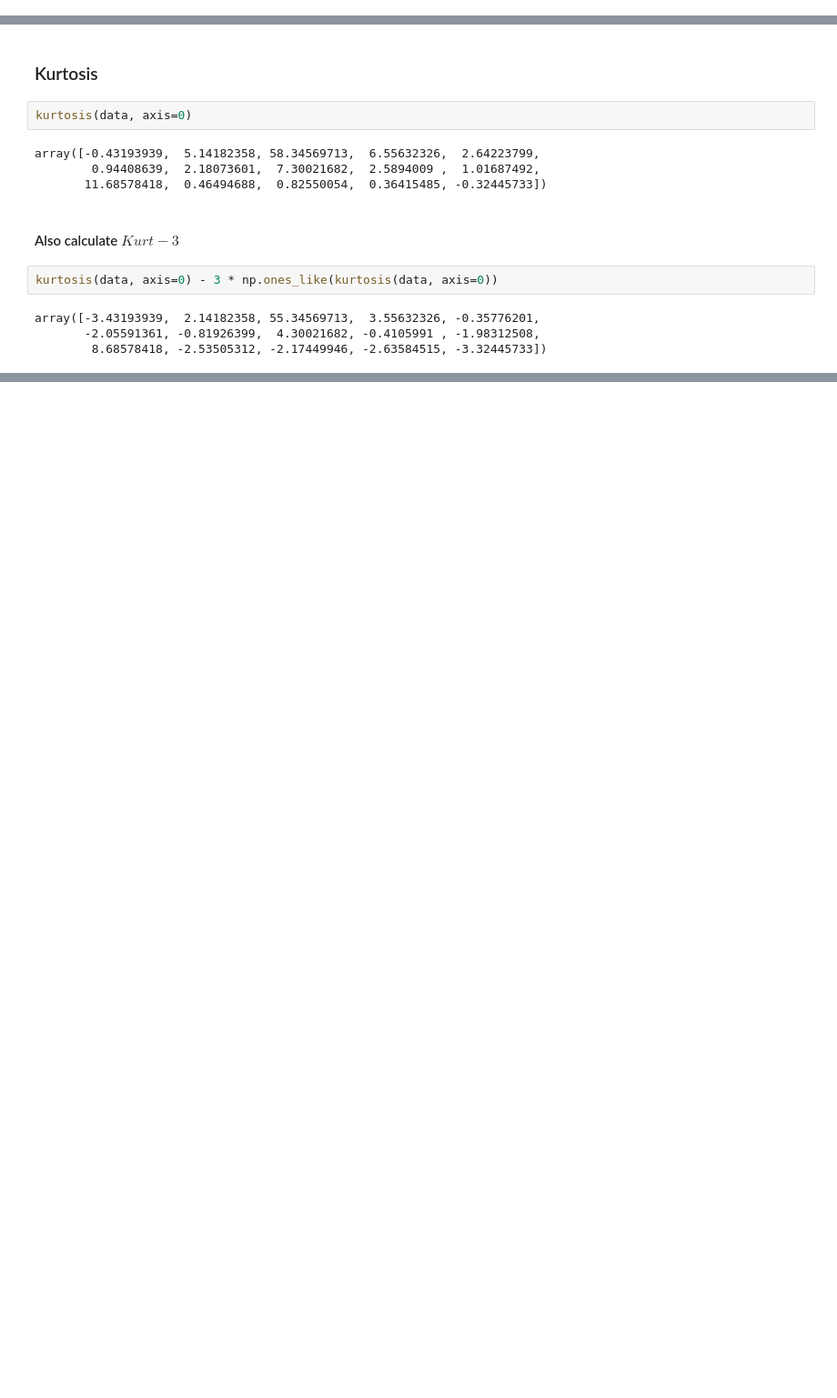
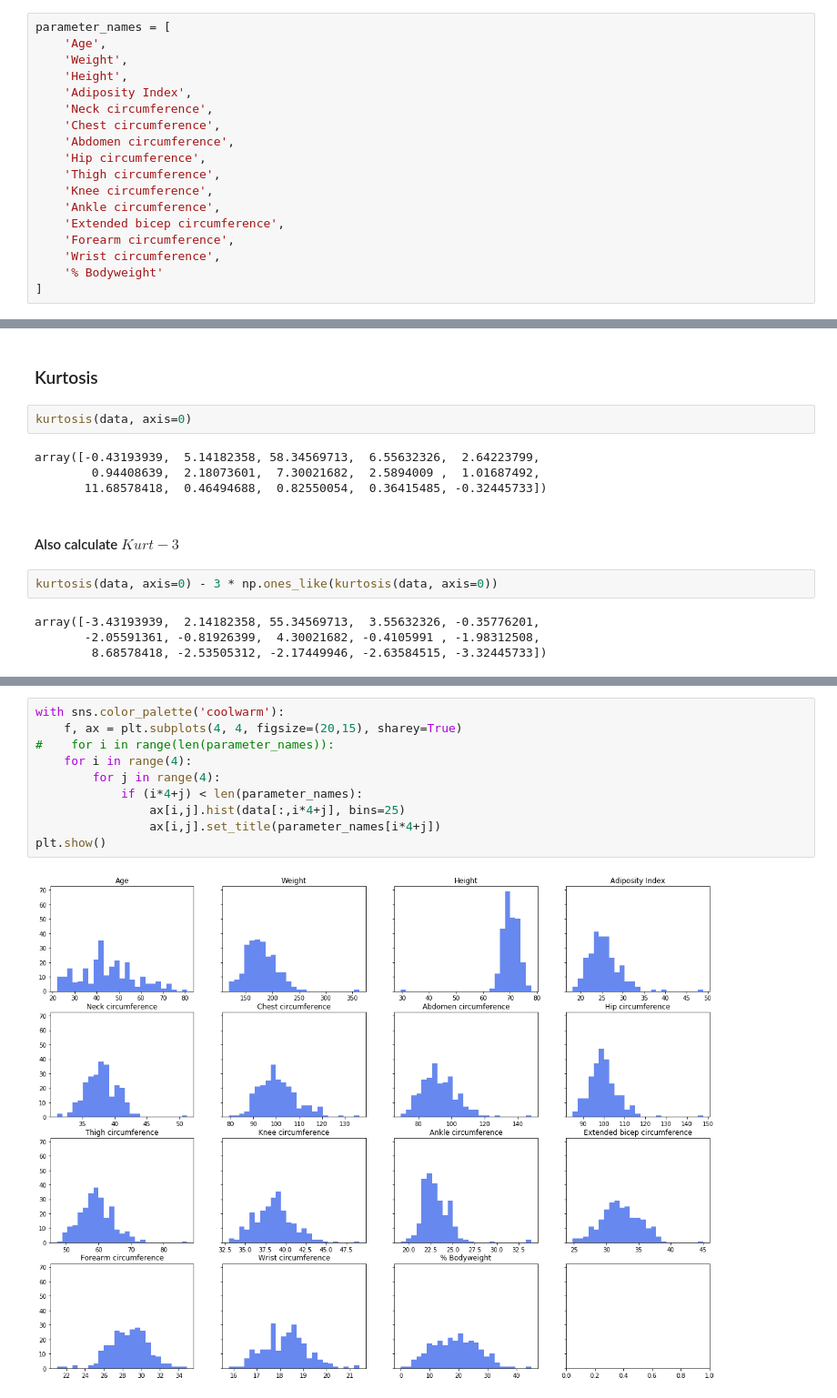
Before and after one commit to piovere/nucnotes, a Jupyter notebook: ne579/Homework/hw02/All in one.ipynb, the cells around one changed output, grey strips where cells are left out. Shown at 91% size. Cells and saved outputs as stored; diff of their text form; blank space fills up the shorter version.

```diff
--- a/ne579/Homework/hw02/All in one.ipynb
+++ b/ne579/Homework/hw02/All in one.ipynb
@@ -35,3 +48,21 @@ Now the 2-d array `data` contains 252 samples, each with 14 input variables and
+# %%
+parameter_names = [
+    'Age',
+    'Weight',
+    'Height',
+    'Adiposity Index',
+    'Neck circumference',
+    'Chest circumference',
+    'Abdomen circumference',
+    'Hip circumference',
+    'Thigh circumference',
+    'Knee circumference',
+    'Ankle circumference',
+    'Extended bicep circumference',
+    'Forearm circumference',
+    'Wrist circumference',
+    '% Bodyweight'
+]
 # %% [markdown]
 ## Calculate statistical properties of the data:
 - Maximum
@@ -125,0 +273,12 @@ array([-3.43193939,  2.14182358, 55.34569713,  3.55632326, -0.35776201,
+# %%
+with sns.color_palette('coolwarm'):
+    f, ax = plt.subplots(4, 4, figsize=(20,15), sharey=True)
+#    for i in range(len(parameter_names)):
+    for i in range(4):
+        for j in range(4):
+            if (i*4+j) < len(parameter_names):
+                ax[i,j].hist(data[:,i*4+j], bins=25)
+                ax[i,j].set_title(parameter_names[i*4+j])
+plt.show()
+# %% [output]
+[figure, added]
```
Also changed, not shown: parts of 18 cells of this notebook, 2 other files.
